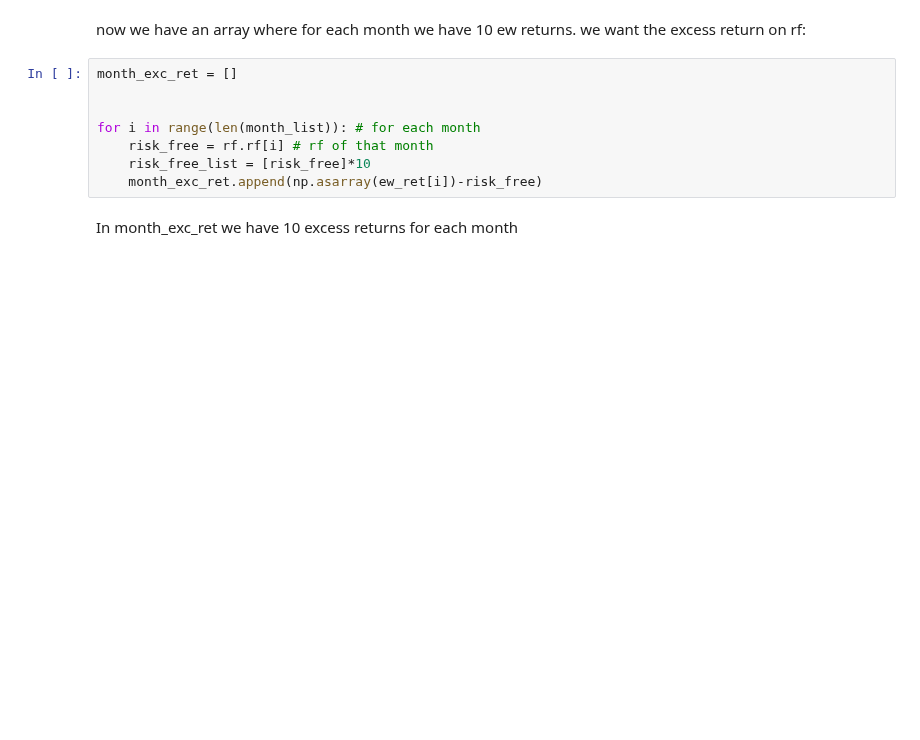
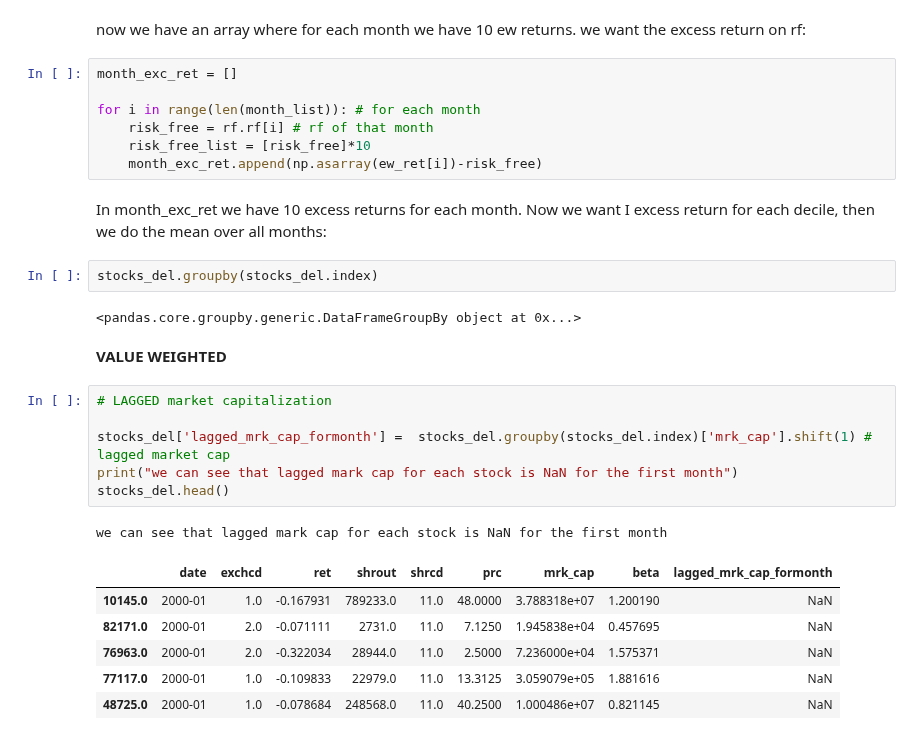
Before and after one commit to baohien97/EPFL-Investments, a Jupyter notebook: As7/InvestmentsAs7.ipynb, the cells around one changed output. Cells and saved outputs as stored; diff of their text form; blank space fills up the shorter version.

Commit message:
lagged market cap

```diff
--- a/As7/InvestmentsAs7.ipynb
+++ b/As7/InvestmentsAs7.ipynb
@@ -342,11 +342,30 @@ for month in month_list: # for each month
 now we have an array where for each month we have 10 ew returns. we want the excess return on rf:
 # %%
 month_exc_ret = []
-
 
 for i in range(len(month_list)): # for each month
     risk_free = rf.rf[i] # rf of that month
     risk_free_list = [risk_free]*10
     month_exc_ret.append(np.asarray(ew_ret[i])-risk_free)
 # %% [markdown]
-In month_exc_ret we have 10 excess returns for each month
+In month_exc_ret we have 10 excess returns for each month. Now we want I excess return for each decile, then we do the mean over all months:
+# %%
+stocks_del.groupby(stocks_del.index)
+# %% [output]
+<pandas.core.groupby.generic.DataFrameGroupBy object at 0x...>
+# %% [markdown]
+**VALUE WEIGHTED**
+# %%
+# LAGGED market capitalization
+
+stocks_del['lagged_mrk_cap_formonth'] =  stocks_del.groupby(stocks_del.index)['mrk_cap'].shift(1) # lagged market cap
+print("we can see that lagged mark cap for each stock is NaN for the first month")
+stocks_del.head()
+# %% [output]
+we can see that lagged mark cap for each stock is NaN for the first month
+|  | date | exchcd | ret | shrout | shrcd | prc | mrk_cap | beta | lagged_mrk_cap_formonth |
+| 10145.0 | 2000-01 | 1.0 | -0.167931 | 789233.0 | 11.0 | 48.0000 | 3.788318e+07 | 1.200190 | NaN |
+| 82171.0 | 2000-01 | 2.0 | -0.071111 | 2731.0 | 11.0 | 7.1250 | 1.945838e+04 | 0.457695 | NaN |
+| 76963.0 | 2000-01 | 2.0 | -0.322034 | 28944.0 | 11.0 | 2.5000 | 7.236000e+04 | 1.575371 | NaN |
+| 77117.0 | 2000-01 | 1.0 | -0.109833 | 22979.0 | 11.0 | 13.3125 | 3.059079e+05 | 1.881616 | NaN |
+| 48725.0 | 2000-01 | 1.0 | -0.078684 | 248568.0 | 11.0 | 40.2500 | 1.000486e+07 | 0.821145 | NaN |
```
Also changed, not shown: parts of 2 cells of this notebook.
